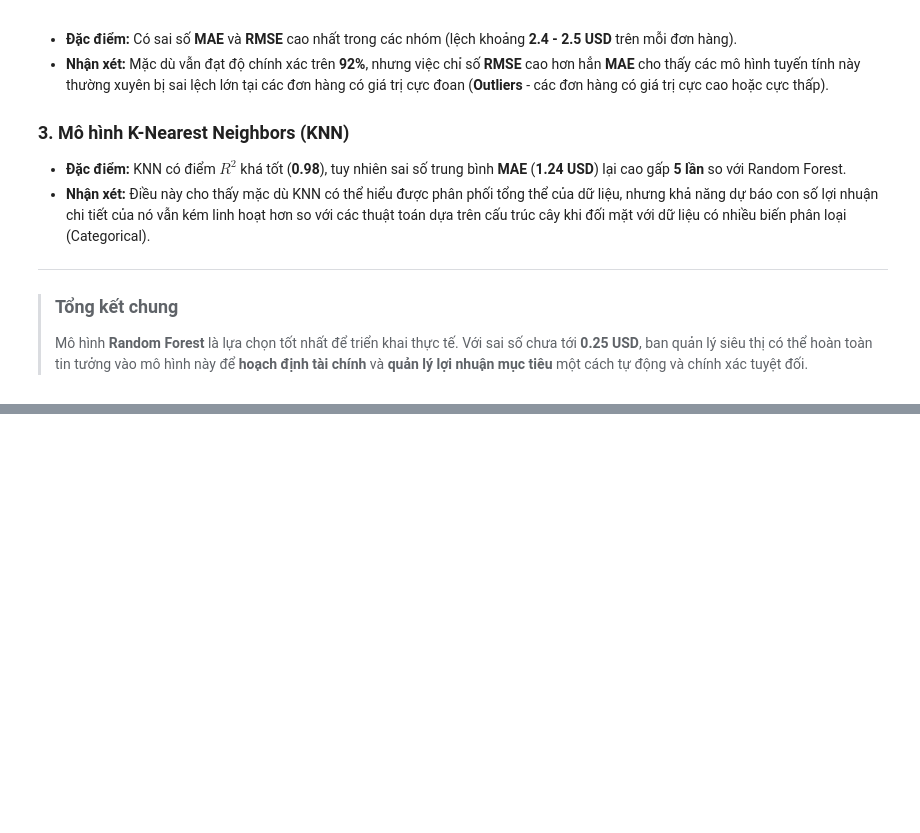
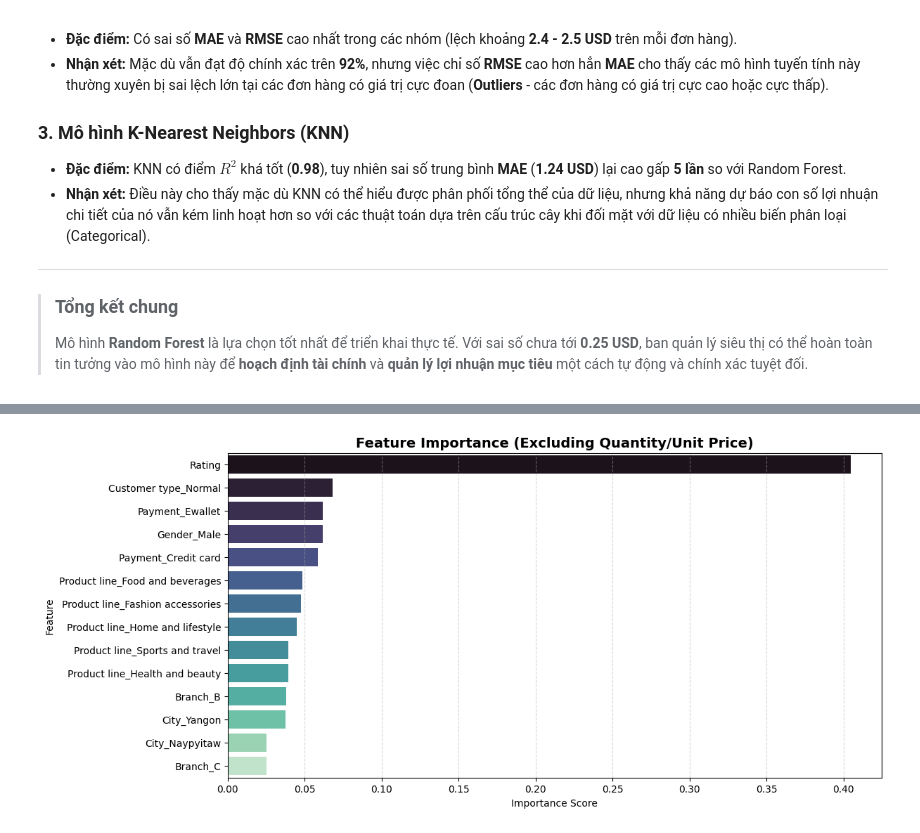
Before and after one commit to Jackxeid/Learn---MindX, a Jupyter notebook: Final Project/finalProject.ipynb, the cells around one changed output, grey strips where cells are left out. Drawn from its saved outputs; the diff is of its cells as text; code cells hidden in the pictures; blank space fills up the shorter version.

```diff
--- a/Final Project/finalProject.ipynb
+++ b/Final Project/finalProject.ipynb
@@ -975,0 +1011,22 @@ Cả hai mô hình này đều cho kết quả ở mức khá nhưng vẫn bộc
+# %%
+X_other = X.drop(columns=['Quantity', 'Unit price'])
+
+# Huấn luyện lại mô hình Random Forest trên tập dữ liệu mới
+rfr_other = RandomForestRegressor(random_state=42)
+rfr_other.fit(X_other, y)
+importances_other = rfr_other.feature_importances_
+feature_names_other = X_other.columns
+
+feature_importance_other_df = pd.DataFrame({
+    'Feature': feature_names_other,
+    'Importance': importances_other
+}).sort_values(by='Importance', ascending=False)
+
+plt.figure(figsize=(12, 6))
+sns.barplot(x='Importance', y='Feature', data=feature_importance_other_df, palette='mako')
+plt.title('Feature Importance (Excluding Quantity/Unit Price)', fontsize=14, fontweight='bold')
+plt.grid(axis='x', linestyle='--', alpha=alpha)
+plt.xlabel('Importance Score')
+plt.show()
+# %% [output]
+[figure, added]
```
Also changed, not shown: parts of 5 cells of this notebook.
